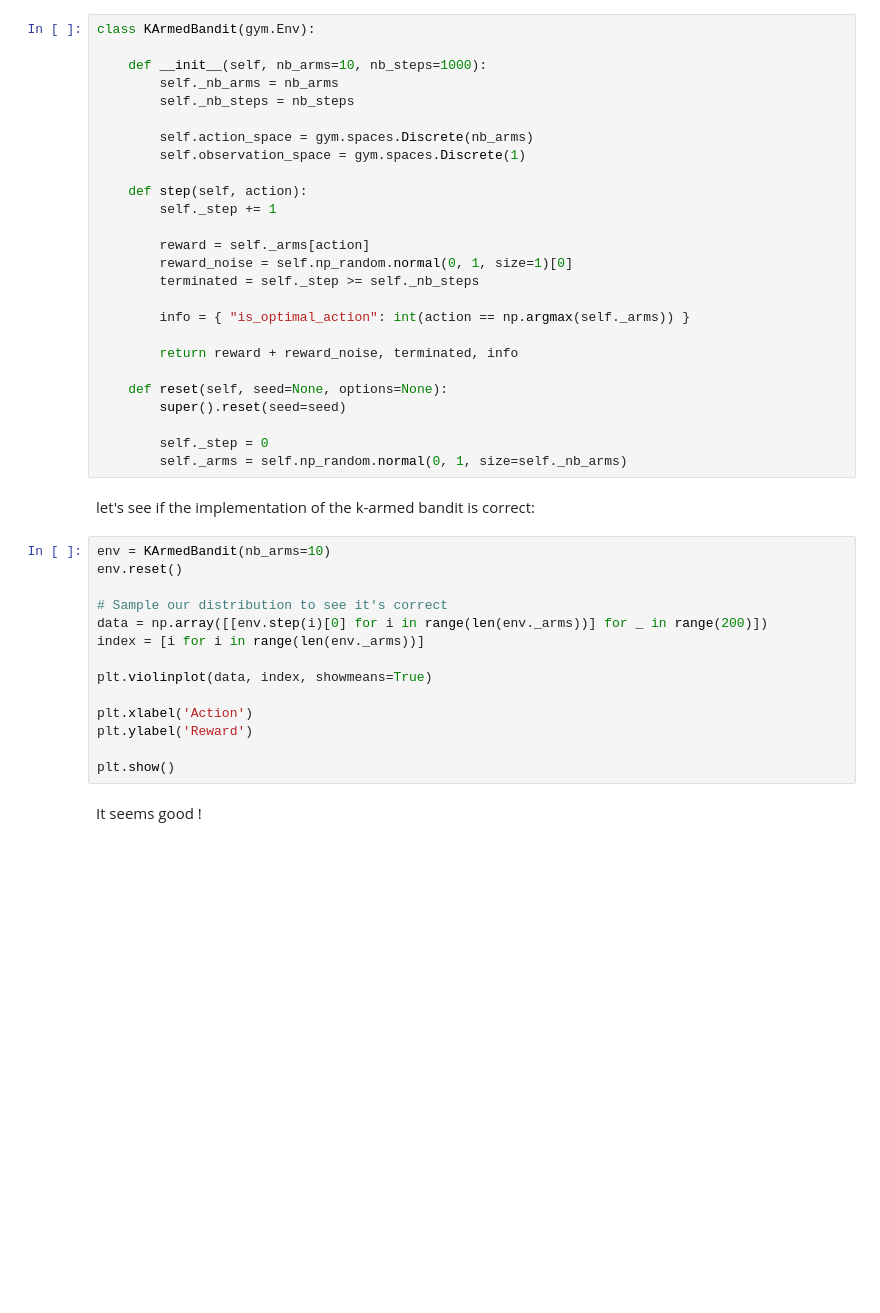
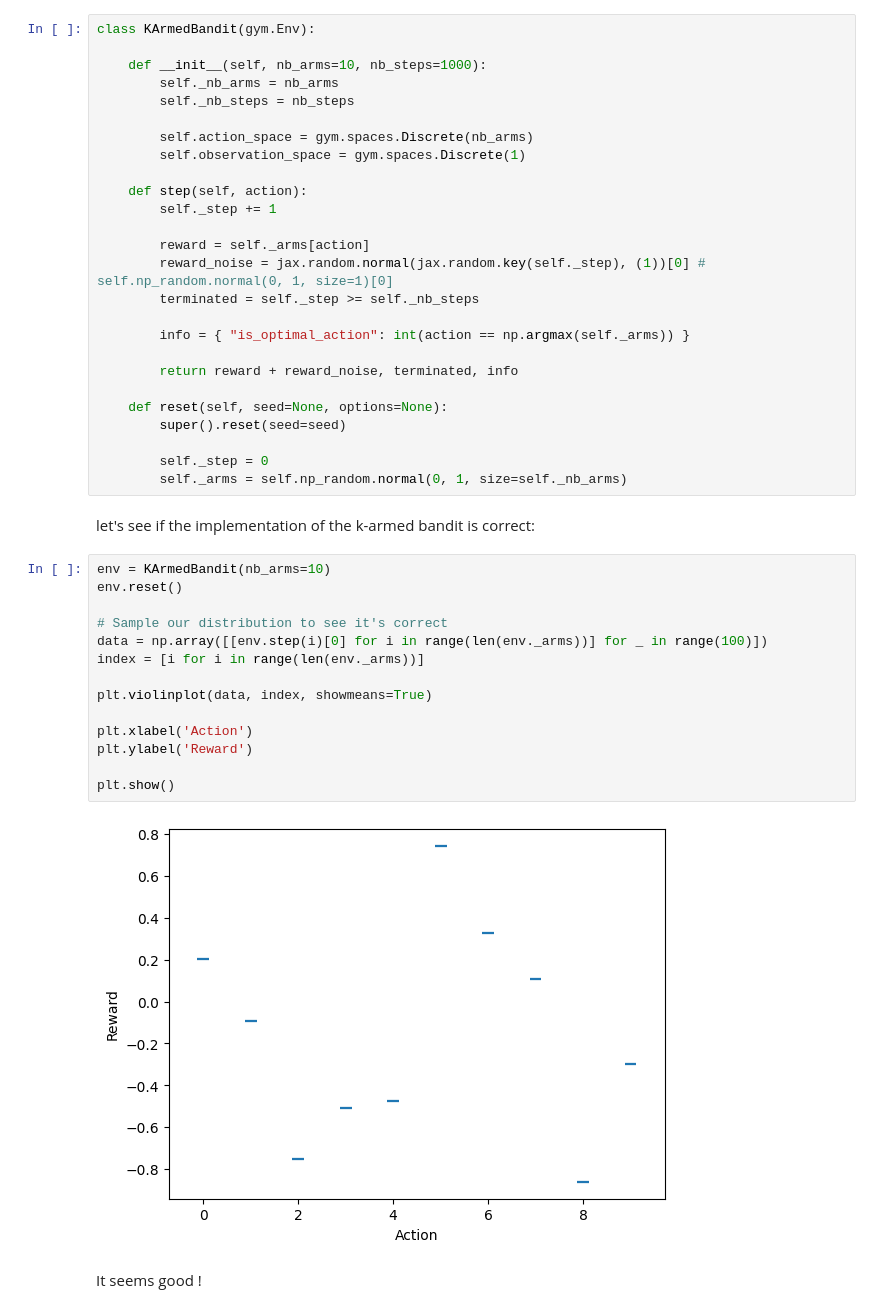
Before and after one commit to Lucien-MG/rl-lab, a Jupyter notebook: notebooks/01_Multi-Armed_Bandit.ipynb, the cells around one changed output. Cells and saved outputs as stored; diff of their text form; blank space fills up the shorter version.

```diff
--- a/notebooks/01_Multi-Armed_Bandit.ipynb
+++ b/notebooks/01_Multi-Armed_Bandit.ipynb
@@ -33,7 +34,7 @@ class KArmedBandit(gym.Env):
         self._step += 1
 
         reward = self._arms[action]
-        reward_noise = self.np_random.normal(0, 1, size=1)[0]
+        reward_noise = jax.random.normal(jax.random.key(self._step), (1))[0] # self.np_random.normal(0, 1, size=1)[0]
         terminated = self._step >= self._nb_steps
 
         info = { "is_optimal_action": int(action == np.argmax(self._arms)) }
@@ -50,17 +51,19 @@ let's see if the implementation of the k-armed bandit is correct:
 # %%
 env = KArmedBandit(nb_arms=10)
 env.reset()
 
 # Sample our distribution to see it's correct
-data = np.array([[env.step(i)[0] for i in range(len(env._arms))] for _ in range(200)])
+data = np.array([[env.step(i)[0] for i in range(len(env._arms))] for _ in range(100)])
 index = [i for i in range(len(env._arms))]
 
 plt.violinplot(data, index, showmeans=True)
 
 plt.xlabel('Action')
 plt.ylabel('Reward')
 
 plt.show()
+# %% [output]
+[figure, added]
 # %% [markdown]
 It seems good !
 # %%
```
Also changed, not shown: parts of 10 cells of this notebook, 2 other files.
